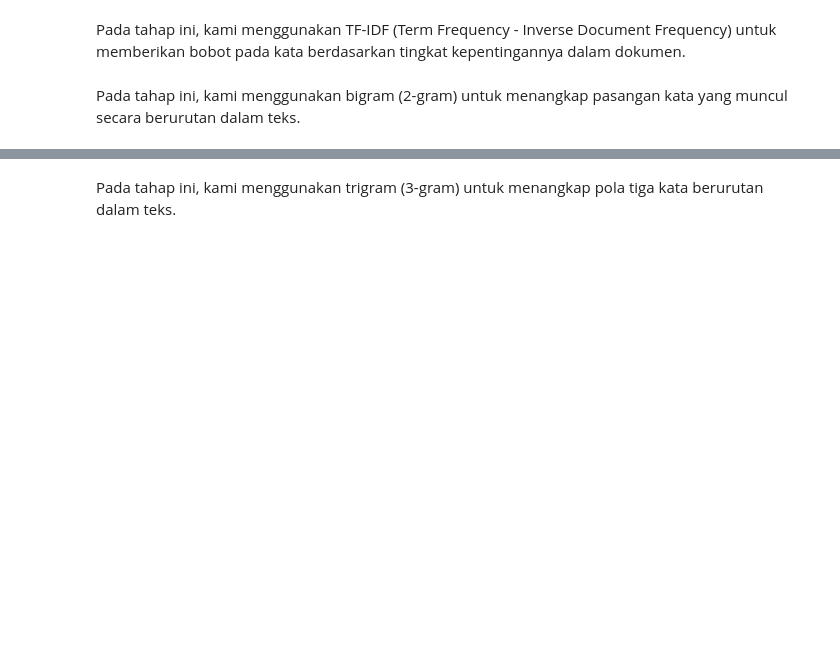
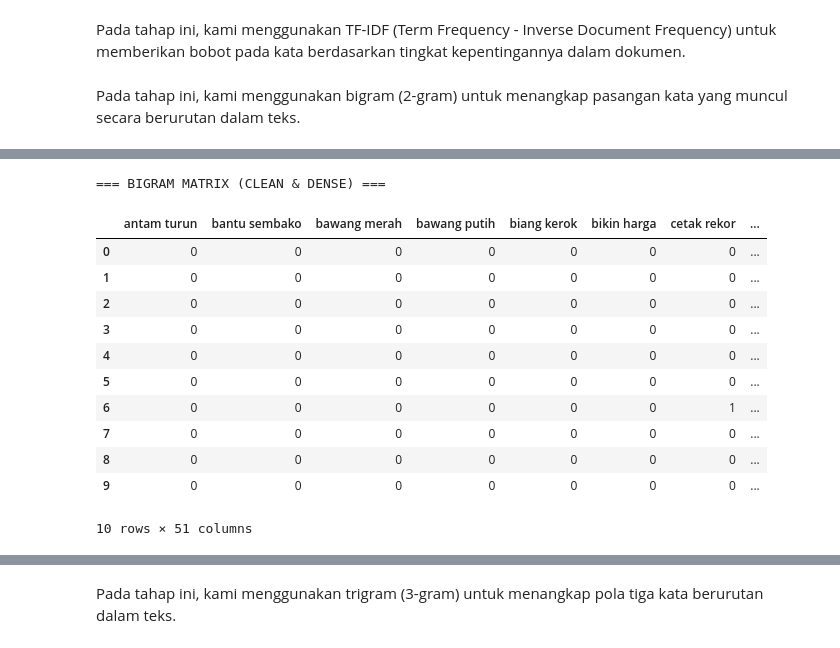
Before and after one commit to afllaabdi/tugas_NLP, a Jupyter notebook: NLP(definitive_edition)ipynb.ipynb, the cells around one changed output, grey strips where cells are left out. Drawn from its saved outputs; the diff is of its cells as text; code cells hidden in the pictures; blank space fills up the shorter version.

```diff
--- a/NLP(definitive_edition)ipynb.ipynb
+++ b/NLP(definitive_edition)ipynb.ipynb
@@ -680,0 +601,56 @@ display(trigram_top10)
+# %%
+# =========================
+# IMPORT
+# =========================
+from sklearn.feature_extraction.text import CountVectorizer
+import pandas as pd
+
+# =========================
+# BIGRAM (OPTIMIZED)
+# =========================
+bigram = CountVectorizer(
+    ngram_range=(2,2),
+    min_df=2,        # hanya bigram yg muncul >= 2 dokumen
+    max_features=50  # batasi jumlah fitur biar ga ribuan
+)
+
+# pakai data hasil filtering
+bigram_matrix = bigram.fit_transform(df_filtered['clean_text'].astype(str))
+
+# =========================
+# UBAH KE MATRIX
+# =========================
+bigram_df = pd.DataFrame(
+    bigram_matrix.toarray(),
+    columns=bigram.get_feature_names_out()
+)
+
+# =========================
+# AMBIL HANYA KOLOM NON-ZERO
+# =========================
+bigram_df = bigram_df.loc[:, (bigram_df != 0).any(axis=0)]
+
+# =========================
+# TAMBAHKAN LABEL
+# =========================
+bigram_df['label'] = df_filtered['label'].values
+
+# =========================
+# TAMPILKAN HASIL
+# =========================
+print("=== BIGRAM MATRIX (CLEAN & DENSE) ===")
+display(bigram_df.head(10))
+# %% [output]
+=== BIGRAM MATRIX (CLEAN & DENSE) ===
+|  | antam turun | bantu sembako | bawang merah | bawang putih | biang kerok | bikin harga | cetak rekor | ... |
+| 0 | 0 | 0 | 0 | 0 | 0 | 0 | 0 | ... |
+| 1 | 0 | 0 | 0 | 0 | 0 | 0 | 0 | ... |
+| 2 | 0 | 0 | 0 | 0 | 0 | 0 | 0 | ... |
+| 3 | 0 | 0 | 0 | 0 | 0 | 0 | 0 | ... |
+| 4 | 0 | 0 | 0 | 0 | 0 | 0 | 0 | ... |
+| 5 | 0 | 0 | 0 | 0 | 0 | 0 | 0 | ... |
+| 6 | 0 | 0 | 0 | 0 | 0 | 0 | 1 | ... |
+| 7 | 0 | 0 | 0 | 0 | 0 | 0 | 0 | ... |
+| 8 | 0 | 0 | 0 | 0 | 0 | 0 | 0 | ... |
+| 9 | 0 | 0 | 0 | 0 | 0 | 0 | 0 | ... |
+10 rows × 51 columns
```
Also changed, not shown: parts of 10 cells of this notebook.
